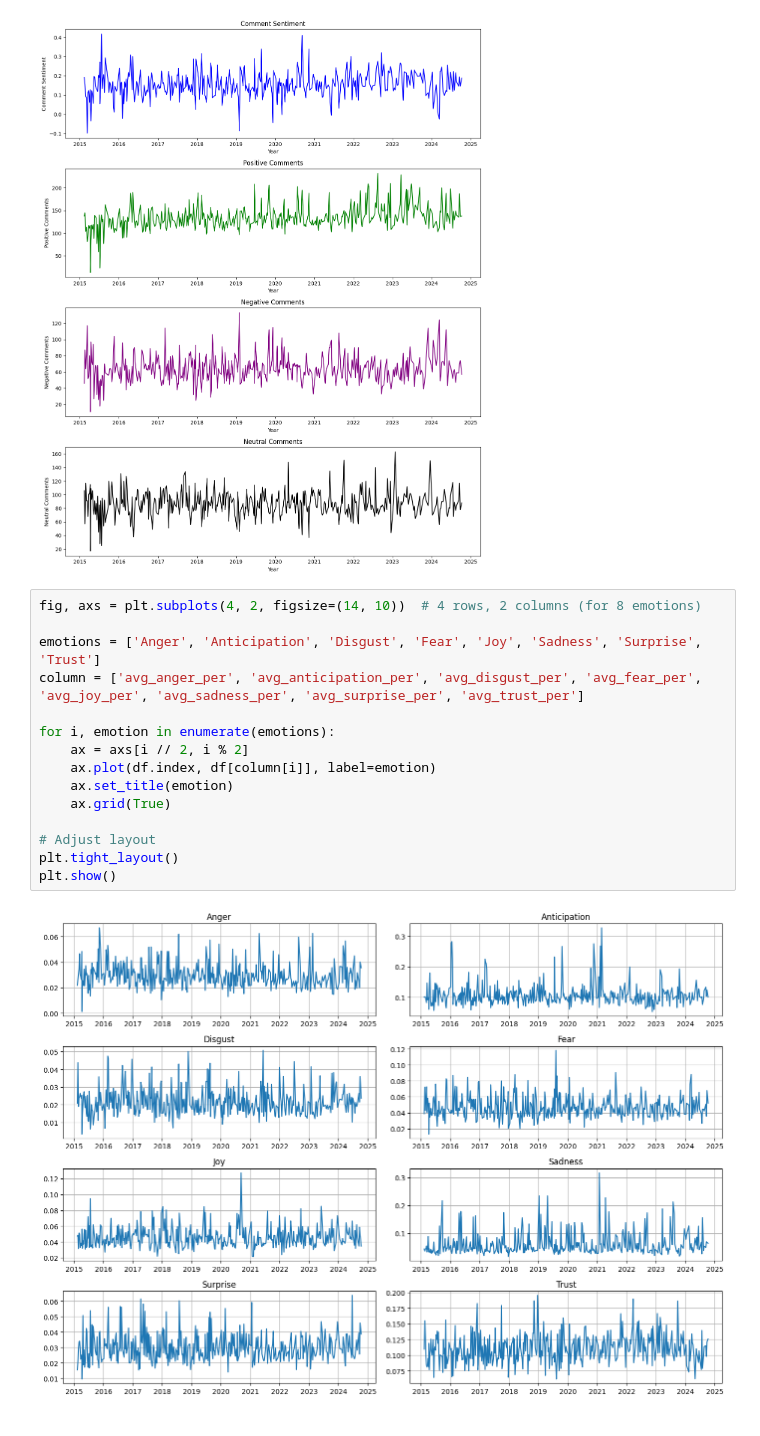
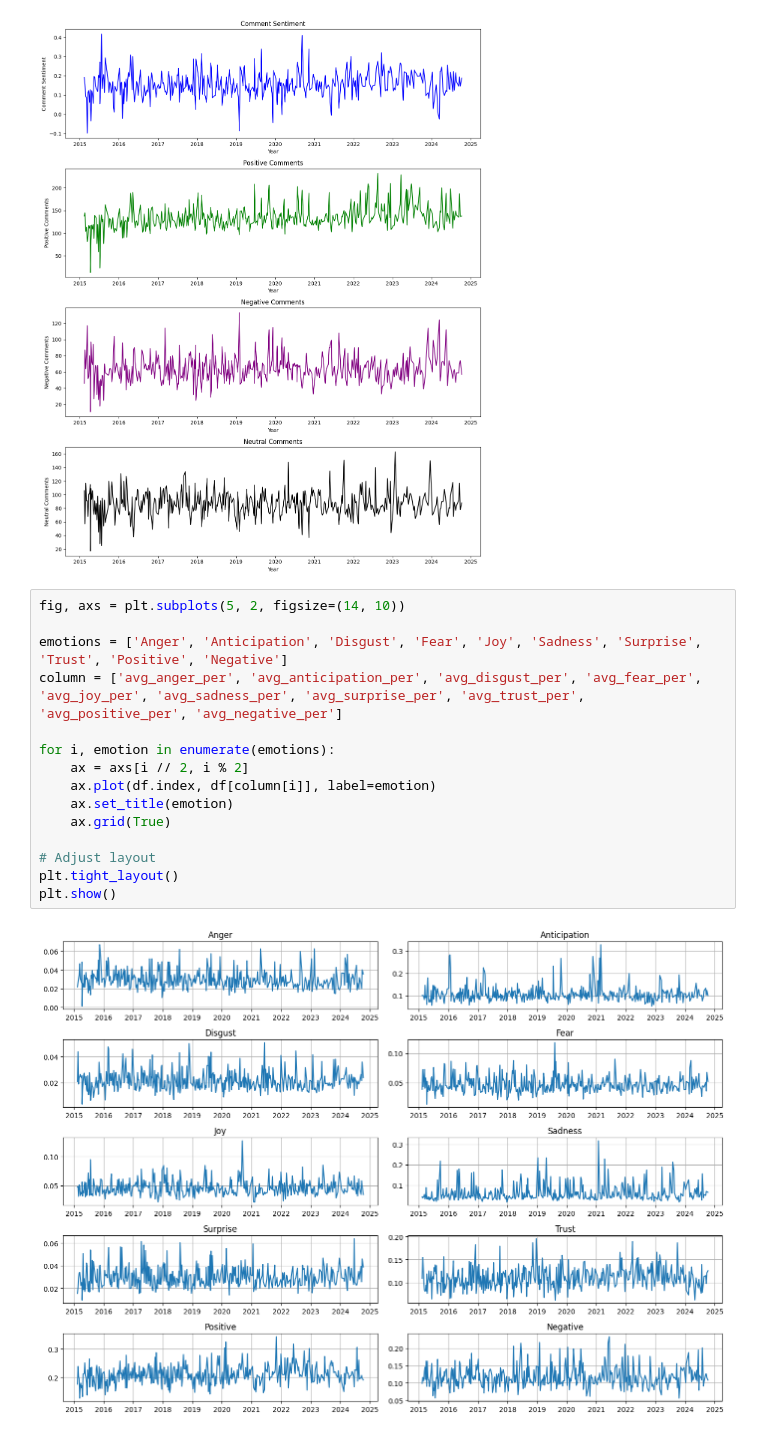
Before and after one commit to ClaytonSnyder/daan881, a Jupyter notebook: Sentiment Analysis/week7.ipynb, the cells around one changed output. Drawn from its saved outputs; the diff is of its cells as text.

```diff
--- a/Sentiment Analysis/week7.ipynb
+++ b/Sentiment Analysis/week7.ipynb
@@ -418,22 +418,22 @@ plt.show()
 # %% [output]
 [figure]
 # %%
-fig, axs = plt.subplots(4, 2, figsize=(14, 10))  # 4 rows, 2 columns (for 8 emotions)
+fig, axs = plt.subplots(5, 2, figsize=(14, 10))
 
-emotions = ['Anger', 'Anticipation', 'Disgust', 'Fear', 'Joy', 'Sadness', 'Surprise', 'Trust']
-column = ['avg_anger_per', 'avg_anticipation_per', 'avg_disgust_per', 'avg_fear_per', 'avg_joy_per', 'avg_sadness_per', 'avg_surprise_per', 'avg_trust_per']
+emotions = ['Anger', 'Anticipation', 'Disgust', 'Fear', 'Joy', 'Sadness', 'Surprise', 'Trust', 'Positive', 'Negative']
+column = ['avg_anger_per', 'avg_anticipation_per', 'avg_disgust_per', 'avg_fear_per', 'avg_joy_per', 'avg_sadness_per', 'avg_surprise_per', 'avg_trust_per', 'avg_positive_per', 'avg_negative_per']
 
 for i, emotion in enumerate(emotions):
     ax = axs[i // 2, i % 2]
     ax.plot(df.index, df[column[i]], label=emotion)
     ax.set_title(emotion)
     ax.grid(True)
 
 # Adjust layout
 plt.tight_layout()
 plt.show()
 # %% [output]
-[figure, old version]
+[figure, new version]
 # %%
 # Creating the bar chart
 
```
Also changed, not shown: parts of 1 cell of this notebook.
